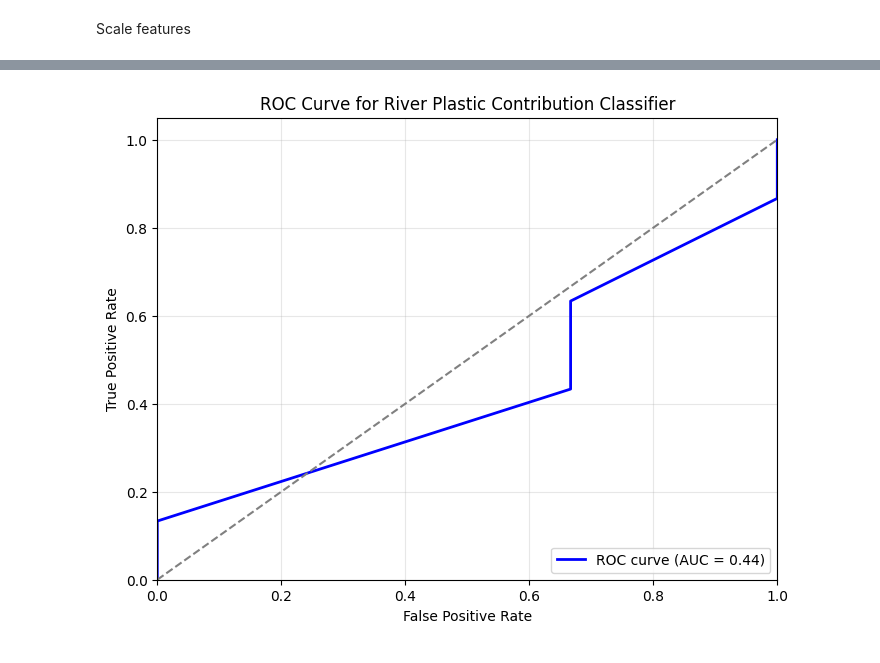
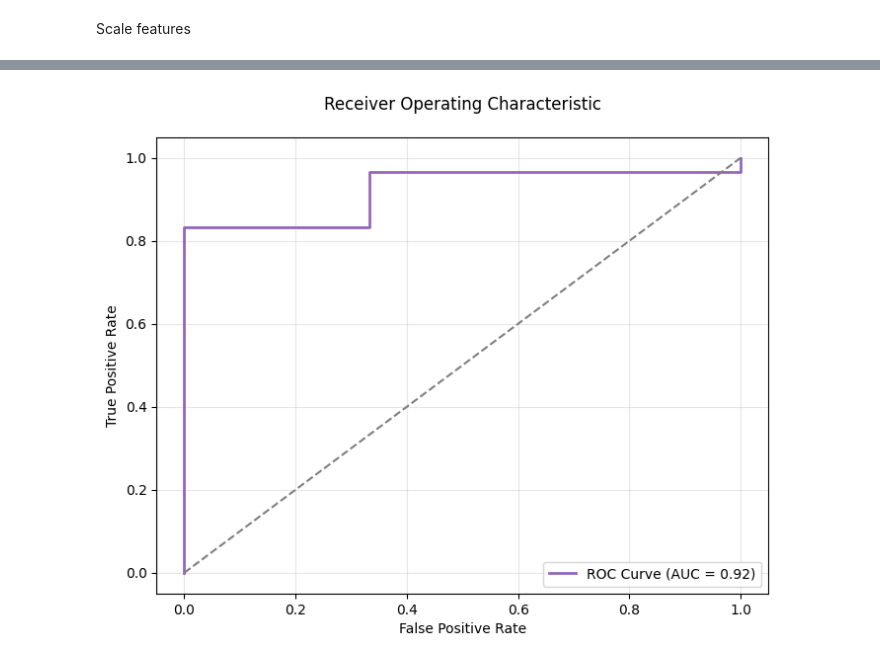
Before and after one commit to pr401n/riverine-plastic-pollution, a Jupyter notebook: lab1_supervised.ipynb, the cells around one changed output, grey strips where cells are left out. Drawn from its saved outputs; the diff is of its cells as text; code cells hidden in the pictures.

```diff
--- a/lab1_supervised.ipynb
+++ b/lab1_supervised.ipynb
@@ -179,6 +137,8 @@ max                  99.67      5.40                      60.69
-# %%
-# 3. Select features and target
-features = ['Area [km2]', 'Coast length [km]', 'Rainfall [mm year -1]',
-            'MPW (metric tons year -1)', 'P[E] [%]', 'Factor (L/A) *P [-]']
-X = data_clean[features]
-y = data_clean['plastic_contribution']
+# %%
+# Add engineered features
+data_clean['coast_to_area_ratio'] = data_clean['Coast length [km]'] / data_clean['Area [km2]'].replace(0, 1e-6)
+data_clean['rainfall_per_km2'] = data_clean['Rainfall [mm year -1]'] / data_clean['Area [km2]'].replace(0, 1e-6)
+features += ['coast_to_area_ratio', 'rainfall_per_km2']
+
+X = data_clean[features]
+y = data_clean['plastic_contribution']
@@ -193,14 +167,14 @@ scaler = RobustScaler()
 X_train_scaled = scaler.fit_transform(X_train)
 X_test_scaled = scaler.transform(X_test)
 # %%
-
-# 6. Initialize and train Random Forest
+# Model Training
 model = RandomForestClassifier(
-    n_estimators=500,        # Number of trees
-    max_depth=10,            # Prevent overfitting
-    class_weight='balanced', # Handle class imbalance
-    random_state=42,
-    min_samples_leaf=5,      # Prevent overfitting to small classes
+    n_estimators=500,
+    max_depth=10,
+    min_samples_leaf=5,
+    class_weight='balanced',
+    random_state=RANDOM_STATE,
+    n_jobs=-1
 )
 model.fit(X_train_scaled, y_train)
 # %% [output]
@@ -248,24 +218,19 @@ plt.show()
 # %%
-# Get predicted probabilities for class 1 (low contribution)
-y_probs = model.predict_proba(X_test)[:, 1]
-
-# Calculate ROC curve
-fpr, tpr, thresholds = roc_curve(y_test, y_probs)
+#ROC Curve Analysis
+y_probs = model.predict_proba(X_test_scaled)[:, 1]
+fpr, tpr, _ = roc_curve(y_test, y_probs)
 auc_score = roc_auc_score(y_test, y_probs)
 
-# Plot
 plt.figure(figsize=(8, 6))
-plt.plot(fpr, tpr, color='blue', lw=2,
-         label=f'ROC curve (AUC = {auc_score:.2f})')
+plt.plot(fpr, tpr, color='#9467bd', lw=2,
+         label=f'ROC Curve (AUC = {auc_score:.2f})')
 plt.plot([0, 1], [0, 1], color='gray', linestyle='--')
-plt.xlim([0.0, 1.0])
-plt.ylim([0.0, 1.05])
 plt.xlabel('False Positive Rate')
 plt.ylabel('True Positive Rate')
-plt.title('ROC Curve for River Plastic Contribution Classifier')
+plt.title('Receiver Operating Characteristic', pad=20)
 plt.legend(loc="lower right")
 plt.grid(alpha=0.3)
 plt.show()
 # %% [output]
-[figure, old version]
+[figure, new version]
 # %%
```
Also changed, not shown: parts of 14 cells of this notebook.
